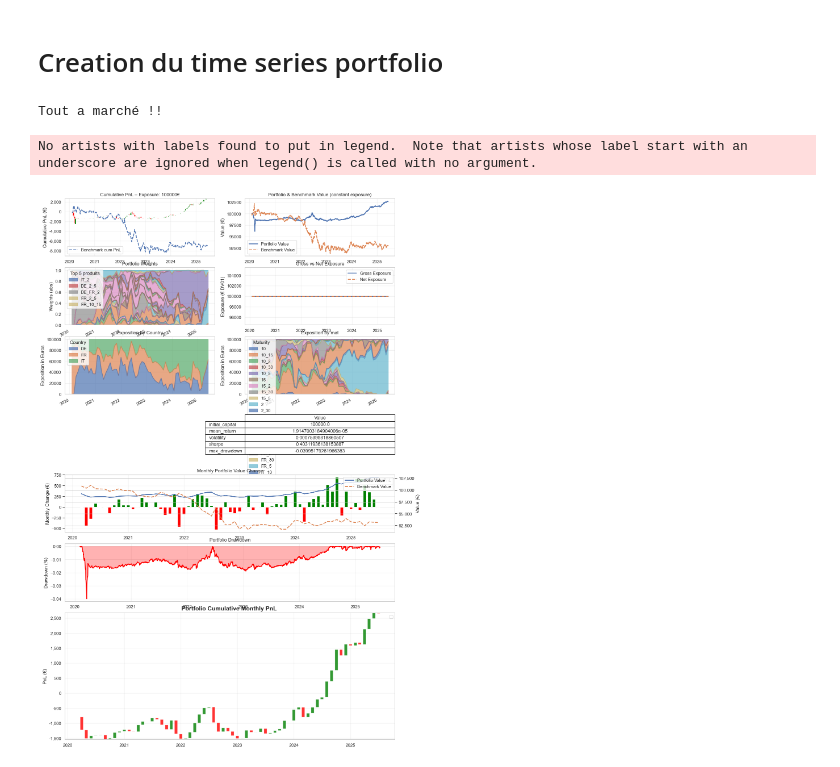
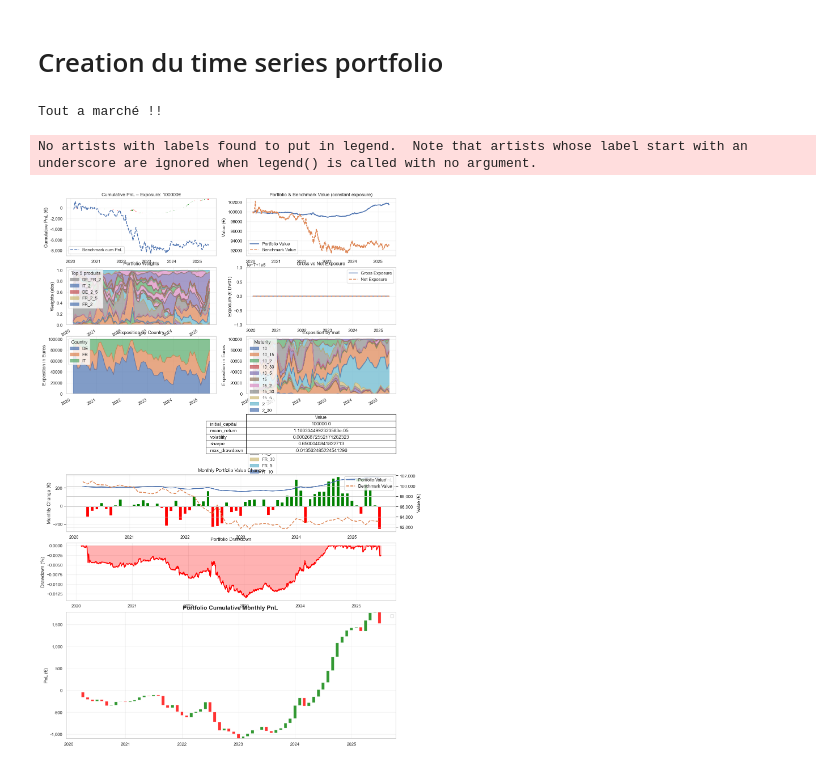
Before and after one commit to pradosth0/Markowitz_based_portfolio_allocation, a Jupyter notebook: pf_bond.ipynb, the cells around one changed output. Saved outputs shown, nothing was run; the diff lists cells and outputs as text; code cells hidden in the pictures.

```diff
--- a/pf_bond.ipynb
+++ b/pf_bond.ipynb
@@ -647,25 +647,26 @@ class TimeSeriesPortfolio:
 # %%
 start_date = "2020-01-01"
 end_date   = "2025-06-10"
 
 
 tspf = TimeSeriesPortfolio(
+    #data_completed,
     long,
     start_date,
     end_date,
     rebalance_freq="1M",
     long_only=True,
-    lamb=200,
+    lamb=1000,
     benchmark="ew",
     window_days=1000,  # à enlever
-    span = 150 # demi vie de nos données
+    span = 60 # demi vie de nos données contrôle la réactivité de notre modèle
     )
 
 tspf.generate_portfolios()
 
 viz = PortfolioDashboardVisualizer(tspf)
 viz.plot_dashboard()
 # %% [output]
 Tout a marché !!
 No artists with labels found to put in legend.  Note that artists whose label start with an underscore are ignored when legend() is called with no argument.
-[figure, old version]
+[figure, new version]
```
